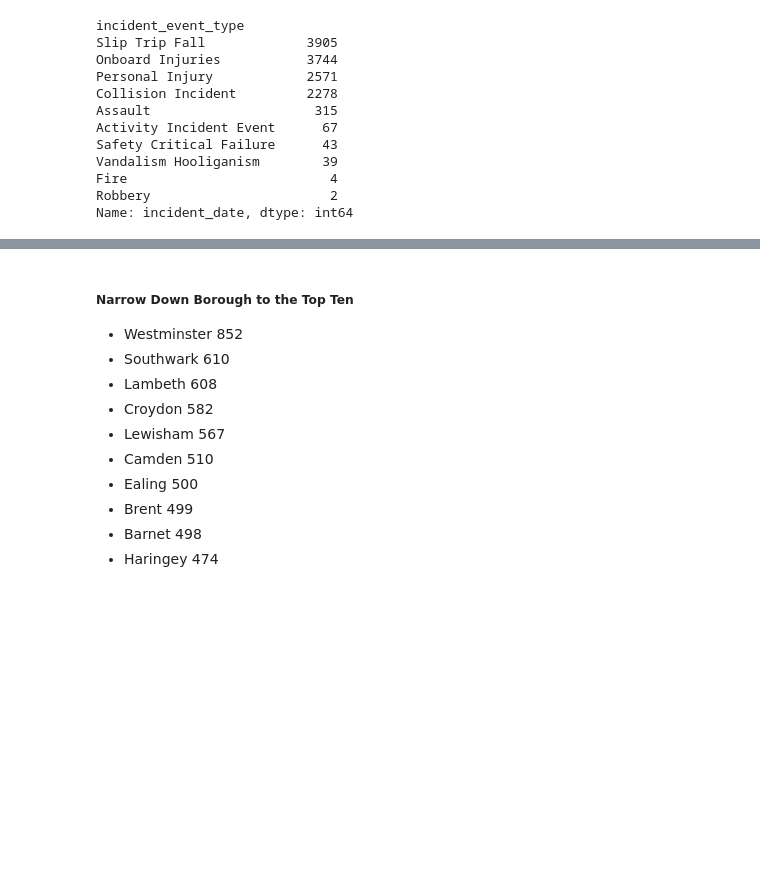
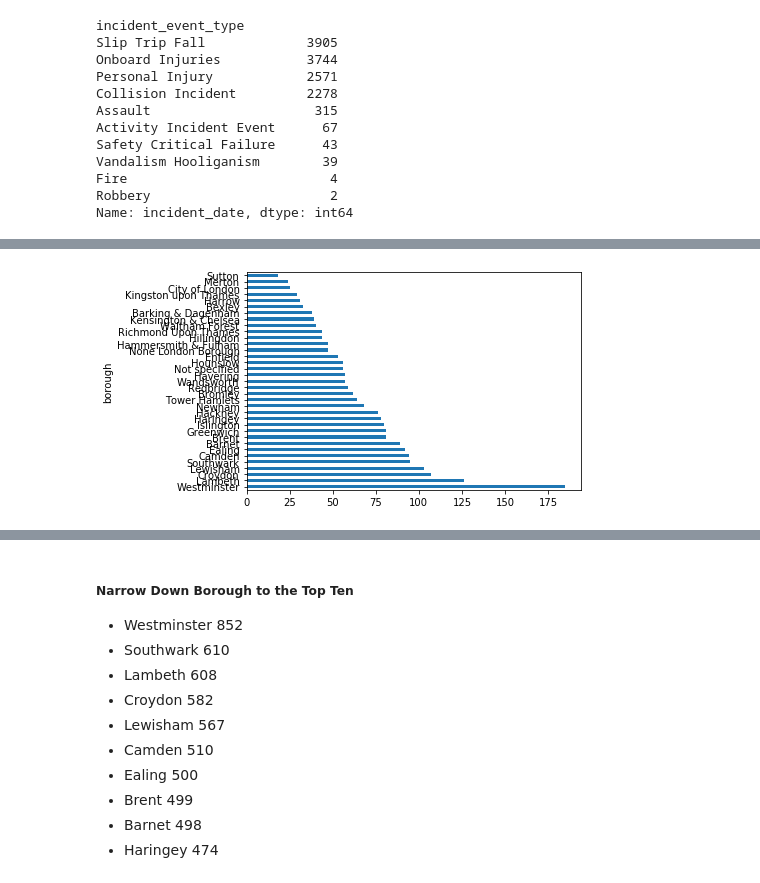
Before and after one commit to faithkane3/new_classification_project, a Jupyter notebook: wrangle.ipynb, the cells around one changed output, grey strips where cells are left out. Saved outputs shown, nothing was run; the diff lists cells and outputs as text; code cells hidden in the pictures; blank space fills up the shorter version.

```diff
--- a/wrangle.ipynb
+++ b/wrangle.ipynb
@@ -419,0 +423,3 @@ Name: incident_date, dtype: int64
+# %%
+collision_incidents = train[train.incident_event_type == 'Collision Incident']
+collision_incidents.head()
@@ -419,0 +433,5 @@ Name: incident_date, dtype: int64
+# %%
+collision_incidents.groupby('borough').incident_date.count().sort_values(ascending=False).plot(kind='barh')
+plt.show()
+# %% [output]
+[figure, added]
```
Also changed, not shown: parts of 13 cells of this notebook.
